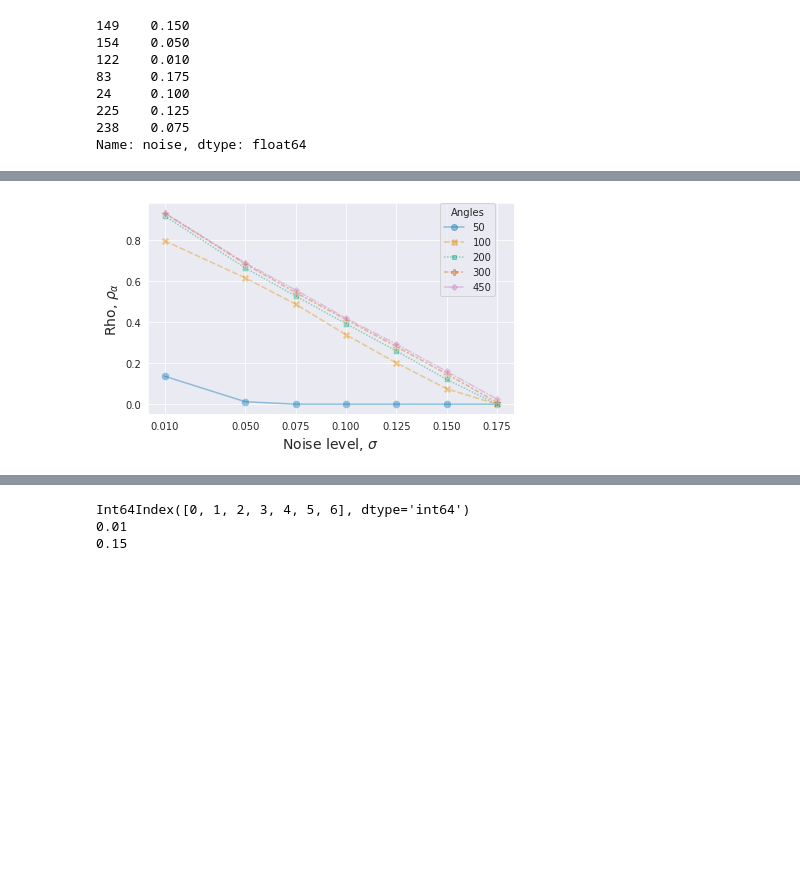
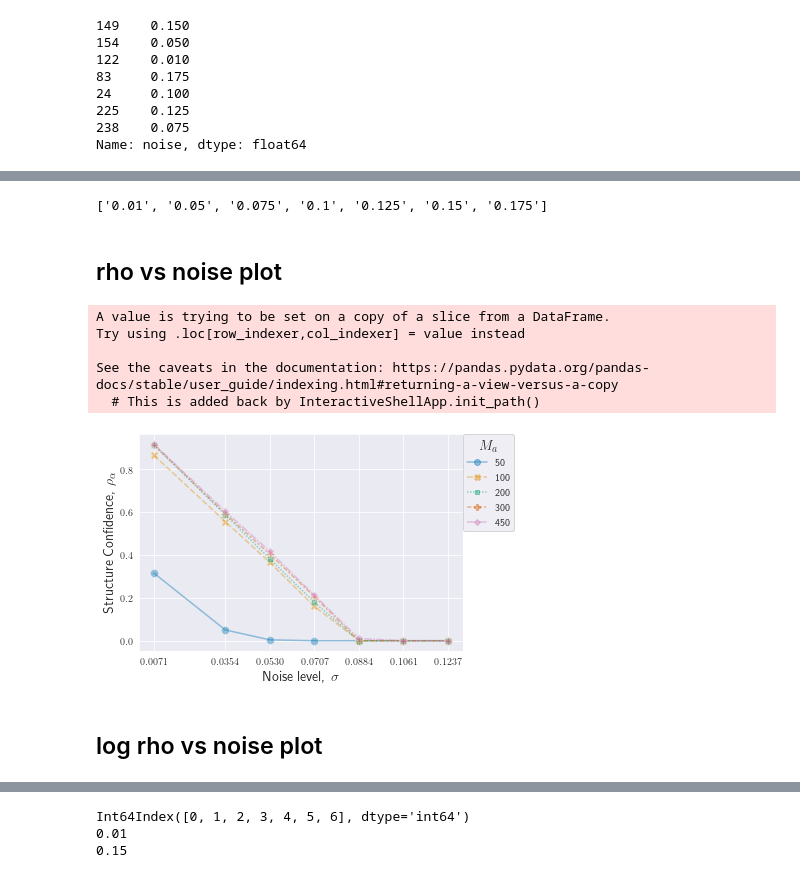
Before and after one commit to adwaye/test_ct, a Jupyter notebook: Experiments.ipynb, the cells around one changed output, grey strips where cells are left out. Drawn from its saved outputs; the diff is of its cells as text; code cells hidden in the pictures; blank space fills up the shorter version.

```diff
--- a/Experiments.ipynb
+++ b/Experiments.ipynb
@@ -7,6 +7,9 @@ import seaborn as sns
 import matplotlib.pyplot as plt
 import cv2
 %config Completer.use_jedi = False
+import matplotlib
+matplotlib.rc('text', usetex=True)
+matplotlib.rcParams['text.latex.preamble']=[r"\usepackage{amsmath}"]
 
 RESULT_LOCATION= "/home/adwaye/matlab_projects/test_CT/Figures"
 PARAM_NAMES = ["L2_mean_grad","L2_bound_grad","L2_mean_pix","L2_bound_pix","noise","ndtct","agls","grdsz","alpha",
@@ -28,6 +31,6 @@ def extract_params_from_name(file_name):
     for name in PARAM_NAMES:
         ind = file_name.find(name)
         val = file_name[0:ind].split('_')[-2]
-        print(name+"="+val)
+        #print(name+"="+val)
         out_dict[name] = val
     return out_dict
@@ -33,0 +52,5 @@ def extract_params_from_name(file_name):
+# %%
+
+
+out_name = make_xmapFname_from_BUQOfname(file_name)
+out_name
@@ -180,12 +245,14 @@ Name: noise, dtype: float64
 # %%
-df2_copy = df2.groupby("agls").get_group(50)
-df2_copy = df2_copy.groupby("ct_slice").get_group("xslice_225")
+# df2_copy = df2.groupby("agls").get_group(50)
+# df2_copy = df2_copy.groupby("ct_slice").get_group("xslice_225")
+font_size = 14
 
-n_colors= df2_copy['noise'].shape[0]
 
 df3 = df2.groupby('ct_slice')
 slice_name = 'xslice_225'
-df3 = df3.get_group('xslice_225')
+df3 = df3.get_group(slice_name)
+df3['noise'] = df3['noise']/np.sqrt(2)
+n_colors= np.unique(df3['noise']).shape[0]
 
 # marker = ['o', 'x', '^', '+', '*', '8', 's', 'p', 'D', 'V']
 # # d = {'color': ['C0', 'k'], "ls" : ["-","--"]}
@@ -208,21 +275,23 @@ g = sns.lineplot(ax=ax,data=df3,x="agls",y="rho",hue="noise",style="noise",marke
 # g.add_legend()
 g.axes.set_xlabel("Noise")
 # grid.axes[0,0].set_title("x slice 225")
-g.axes.set_ylabel("Rho, $\\rho_{\\alpha}$",fontdict={'size':14})
-g.axes.set_xlabel("Number of angles, $N_{angle}$",fontdict={'size':14})
+g.axes.set_ylabel("Structure Confidence, $\\rho_{\\alpha}$",fontdict={'size':font_size})
+g.axes.set_xlabel("Number of angles, $M_a$",fontdict={'size':font_size})
 g.set_xticks([50,100,200,300,450])
 
 # plt.setp(ax.get_legend().get_texts(), fontsize='22') # for legend text
 # plt.setp(ax.get_legend().get_title(), fontsize='32')
 # # grid.axes[0,1].set_title("y slice 225")
 handles, lables = g.get_legend_handles_labels()
+lables = ['{:.4f}'.format(float(f)) for f in lables]
 for h in handles:
     h.set_alpha(0.4)
-lgnd = plt.legend(handles, lables, bbox_to_anchor=(1.0, 1), loc='upper left', borderaxespad=0, title='Noise')
+lgnd = plt.legend(handles, lables, bbox_to_anchor=(1.0, 1), loc='upper left', borderaxespad=0, title="$\\sigma$",title_fontsize=font_size)
 plt.tight_layout()
 fig.subplots_adjust(top=0.9) # adjust the Figure in rp
 # plt.suptitle('Rho vs number of measurements')
 
 output_folder = "/home/adwaye/Documents/abstracts and papers/PNAS/figures"
-plt.savefig(os.path.join(output_folder,slice_name+"_rho_vs_M.pdf"))
+#plt.savefig(os.path.join(output_folder,slice_name+"_rho_vs_M.pdf"))
+df3.sort_values(by=['agls','noise'])[['rho','agls','iterations','noise']]
 # %% [output]
@@ -230,5 +397,12 @@ plt.savefig(os.path.join(output_folder,slice_name+"_rho_vs_M.pdf"))
+# %%
+lables
+# %% [output]
+['0.01', '0.05', '0.075', '0.1', '0.125', '0.15', '0.175']
+# %% [markdown]
+## rho vs noise plot
 # %%
-slice_name = 'yslice_266'
+font_size = 14
+slice_name = 'xslice_225'#'yslice_266'
 df2_copy = df2.groupby("noise").get_group(0.175)
 df2_copy = df2_copy.groupby("ct_slice").get_group(slice_name)
 
@@ -237,6 +411,7 @@ n_colors= df2_copy['agls'].shape[0]
 df3 = df2.groupby('ct_slice')
 
 df3 = df3.get_group(slice_name)
+df3['noise'] = df3['noise']/np.sqrt(2)
 
 # marker = ['o', 'x', '^', '+', '*', '8', 's', 'p', 'D', 'V']
 # # d = {'color': ['C0', 'k'], "ls" : ["-","--"]}
@@ -245,34 +420,42 @@ d = { "ls" : [ 'dashdot', 'dashed', 'dotted', 'solid','dashdot', 'dashed', 'dott
       "markers" : ['o'  , 'x'     , '^'     , '+'    , '*'     , '8'     , 's'     , 'p'    , 'D'     , 'V'     ,'+'      , '*'     ]
     }
 # markers = [marker[i] for i in range(len(df2["noise"].unique()))]
 sns.set_style('darkgrid')
 # grid = sns.FacetGrid(df2,col="ct_slice",hue="noise",hue_kws=d,#row='BUQO_conv',
 #                          height=5,legend_out=True,palette=sns.color_palette("Paired")
 #                     )
 kwargs={'markersize':8}
 
 
 fig, ax = plt.subplots()
 g = sns.lineplot(ax=ax,data=df3,x="noise",y="rho",hue="agls",style="agls",markers=True,alpha=0.4,
                 palette=sns.color_palette("colorblind", n_colors=n_colors),**kwargs)
 # plt.legend(bbox_to_anchor=(1.05, 1), loc='upper left', borderaxespad=0)
 # g.add_legend()
 g.axes.set_xlabel("Noise")
 # grid.axes[0,0].set_title("x slice 225")
-g.axes.set_ylabel("Rho, $\\rho_{\\alpha}$",fontdict={'size':14})
+g.axes.set_ylabel("Structure Confidence, $\\rho_{\\alpha}$",fontdict={'size':14})
 g.axes.set_xlabel("Noise level, $\\sigma$",fontdict={'size':14})
-g.set_xticks([0.01,0.05,0.075,0.1,0.125,0.15,0.175])
+g.set_xticks([0.01/np.sqrt(2),0.05/np.sqrt(2),0.075/np.sqrt(2),0.1/np.sqrt(2),0.125/np.sqrt(2),0.15/np.sqrt(2),0.175/np.sqrt(2)])
 # grid.axes[0,1].set_title("y slice 225")
 
 handles, lables = g.get_legend_handles_labels()
+#lables = ['{:.4f}'.format(float(f)) for f in lables]
 for h in handles:
     h.set_alpha(0.4)
-lgnd = plt.legend(handles, lables, bbox_to_anchor=(0.8, 1), loc='upper left', borderaxespad=0, title='Angles')
+lgnd = plt.legend(handles, lables, bbox_to_anchor=(1.0, 1), loc='upper left', borderaxespad=0, title='$M_a$',title_fontsize=font_size)
 # g.fig.subplots_adjust(top=0.9) # adjust the Figure in rp
 plt.tight_layout()
 fig.subplots_adjust(top=0.9) # adjust the Figure in rp
 # plt.suptitle('Rho vs number of measurements')
 output_folder = "/home/adwaye/Documents/abstracts and papers/PNAS/figures"
 plt.savefig(os.path.join(output_folder,slice_name+"_rho_vs_noise.pdf"))
 # %% [output]
+A value is trying to be set on a copy of a slice from a DataFrame.
+Try using .loc[row_indexer,col_indexer] = value instead
+
+See the caveats in the documentation: https://pandas.pydata.org/pandas-docs/stable/user_guide/indexing.html#returning-a-view-versus-a-copy
+  # This is added back by InteractiveShellApp.init_path()
-[figure, old version]
+[figure, new version]
+# %% [markdown]
+## log rho vs noise plot
```
Also changed, not shown: parts of 47 cells of this notebook, 2 other files.
